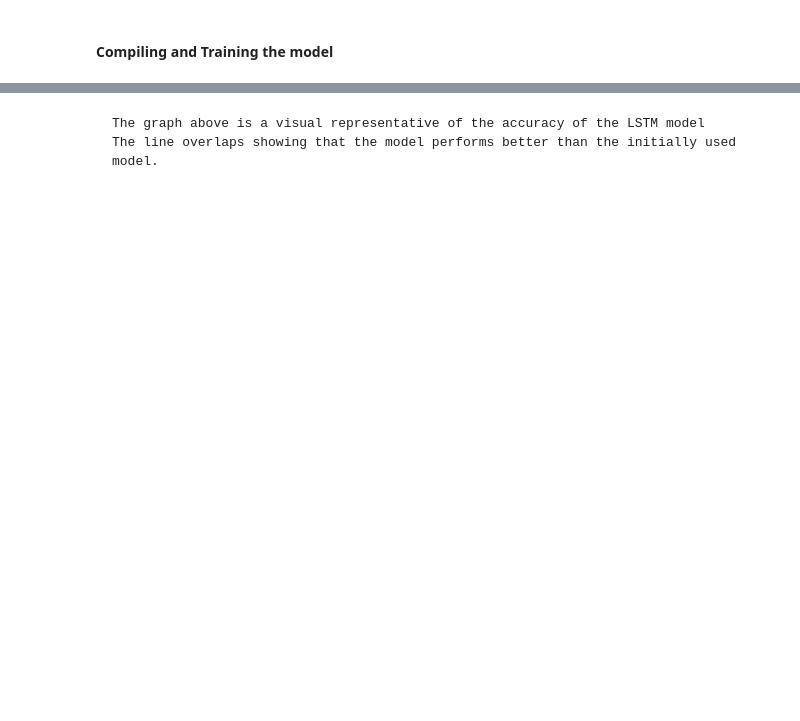
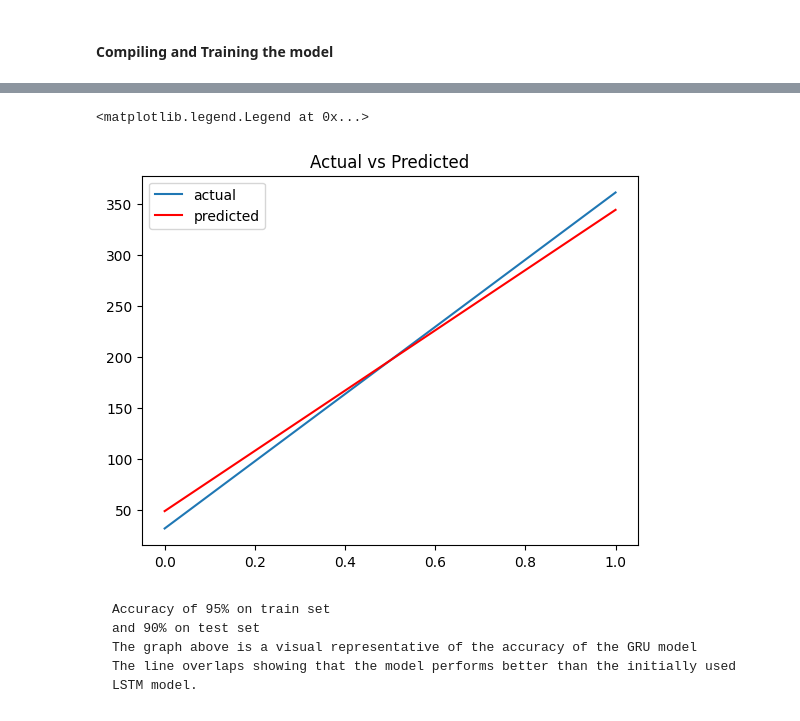
Before and after one commit to Taoheed-O/Spam_Detector_using_RNN_LSTM, a Jupyter notebook: main.ipynb, the cells around one changed output, grey strips where cells are left out. Cells and saved outputs as stored; diff of their text form; code cells hidden in the pictures; blank space fills up the shorter version.

```diff
--- a/main.ipynb
+++ b/main.ipynb
@@ -505,0 +516,9 @@ plt.legend()
+# %%
+model2 = Sequential()
+model2.add(Embedding(vocab_size,
+                     embedding_dim,
+                     input_length = max_len))
+model2.add(SpatialDropout1D(0.2))
+model2.add(GRU(128, return_sequences = False))
+model2.add(Dropout(0.2))
+model2.add(Dense(1, activation = 'sigmoid'))
@@ -505,0 +527,4 @@ plt.legend()
+# %%
+model2.compile(loss = 'binary_crossentropy',
+                       optimizer = 'adam',
+                       metrics=['accuracy'])
@@ -505,0 +533,9 @@ plt.legend()
+# %%
+num_epochs = 30
+early_stop = EarlyStopping(monitor='val_loss', patience=2)
+history = model2.fit(training_padded,
+                     y_train,
+                     epochs=num_epochs,
+                     validation_data=(testing_padded, y_test),
+                     callbacks =[early_stop],
+                     verbose=2)
@@ -505,0 +573,13 @@ plt.legend()
+# %%
+import math
+pred = model2.predict(testing_padded)
+pred = pd.DataFrame(pred, columns=['predicted'])
+pred['predicted'] = pred['predicted'].apply(lambda x: np.round(x))
+pred['actual'] = pd.DataFrame(y_train)
+pred
+
+pred['actual'].value_counts().plot(label='actual')
+pred['predicted'].value_counts().plot(label='predicted', color='red')
+plt.title('Actual vs Predicted')
+plt.legend()
+# %% [output]
@@ -506,3 +587,7 @@ plt.legend()
+<matplotlib.legend.Legend at 0x...>
+[figure, added]
 # %% [markdown]
-    The graph above is a visual representative of the accuracy of the LSTM model
-    The line overlaps showing that the model performs better than the initially used model.
+    Accuracy of 95% on train set
+    and 90% on test set
+    The graph above is a visual representative of the accuracy of the GRU model
+    The line overlaps showing that the model performs better than the initially used LSTM model.
```
Also changed, not shown: parts of 22 cells of this notebook.
